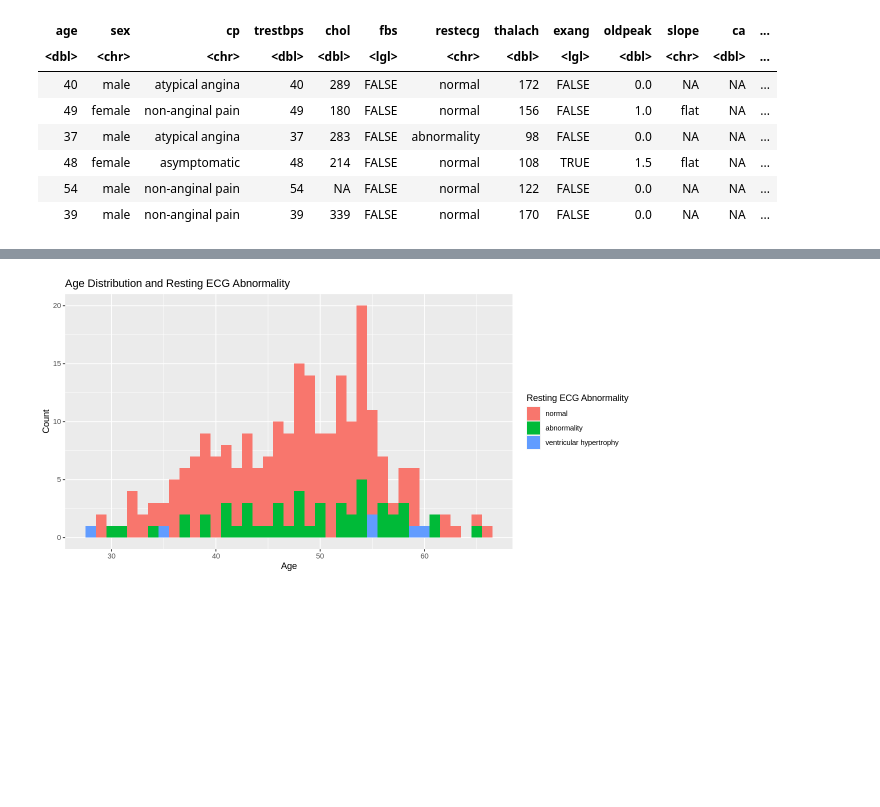
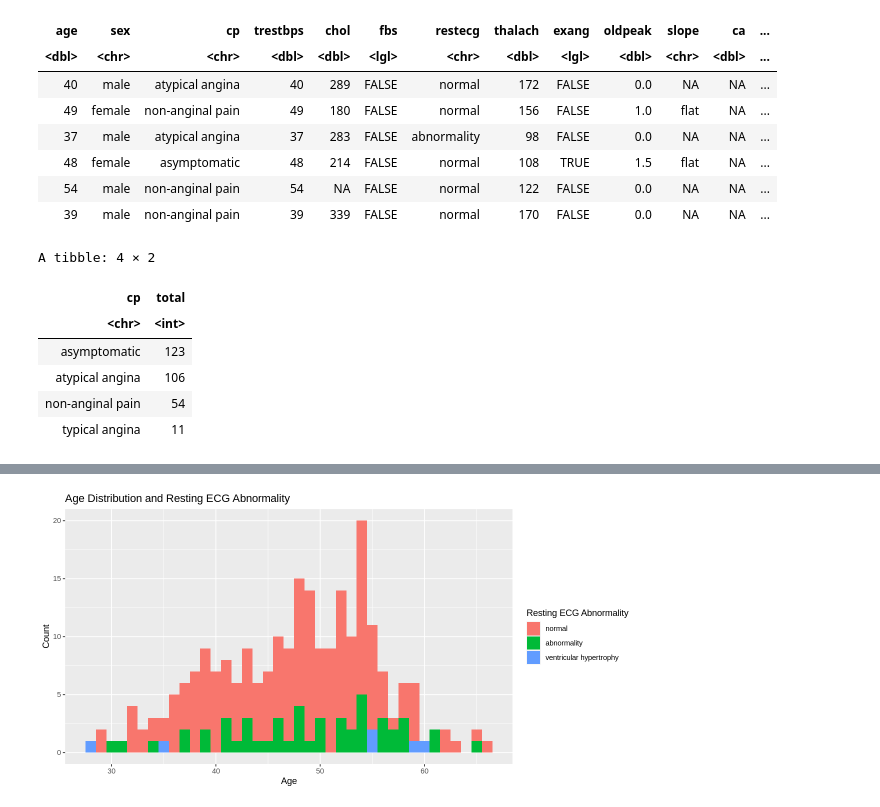
Before and after one commit to CallumMackenzie/dsci100-group-project, a Jupyter notebook: pitch.ipynb, the cells around one changed output, grey strips where cells are left out. Cells and saved outputs as stored; diff of their text form; code cells hidden in the pictures; blank space fills up the shorter version.

```diff
--- a/pitch.ipynb
+++ b/pitch.ipynb
@@ -141,3 +141,16 @@ A tibble: 6 × 14
 | 48 | female | asymptomatic | 48 | 214 | FALSE | normal | 108 | TRUE | 1.5 | flat | NA | ... |
 | 54 | male | non-anginal pain | 54 | NA | FALSE | normal | 122 | FALSE | 0.0 | NA | NA | ... |
 | 39 | male | non-anginal pain | 39 | 339 | FALSE | normal | 170 | FALSE | 0.0 | NA | NA | ... |
+# %%
+chest_pain_counts <- count(heart_data, cp) |>
+    mutate(total = n) |>
+    select(-n)
+chest_pain_counts
+# %% [output]
+A tibble: 4 × 2
+| cp | total |
+| <chr> | <int> |
+| asymptomatic | 123 |
+| atypical angina | 106 |
+| non-anginal pain | 54 |
+| typical angina | 11 |
```
Also changed, not shown: parts of 5 cells of this notebook.
